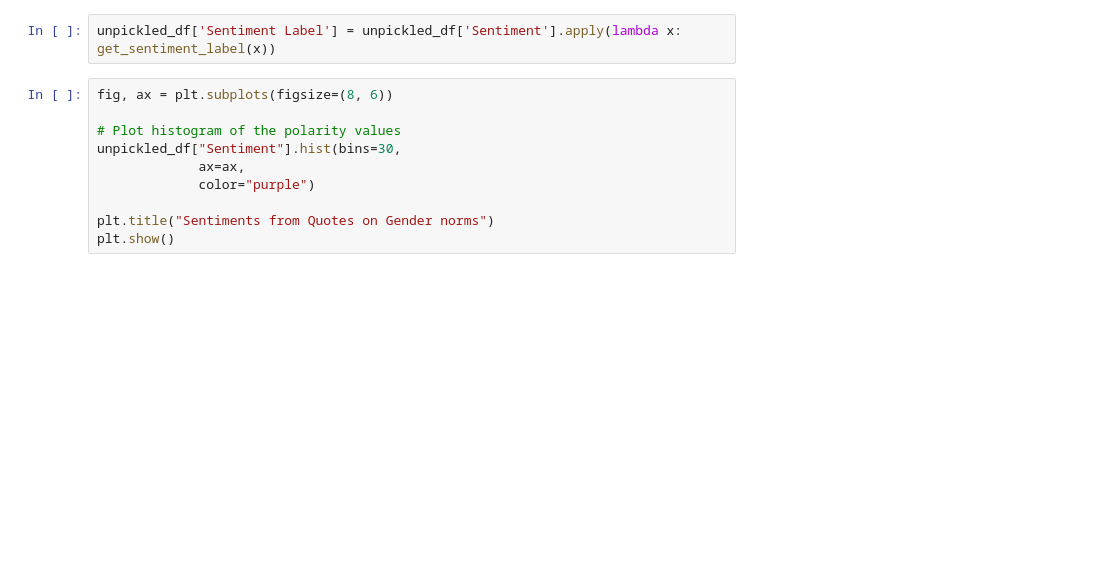
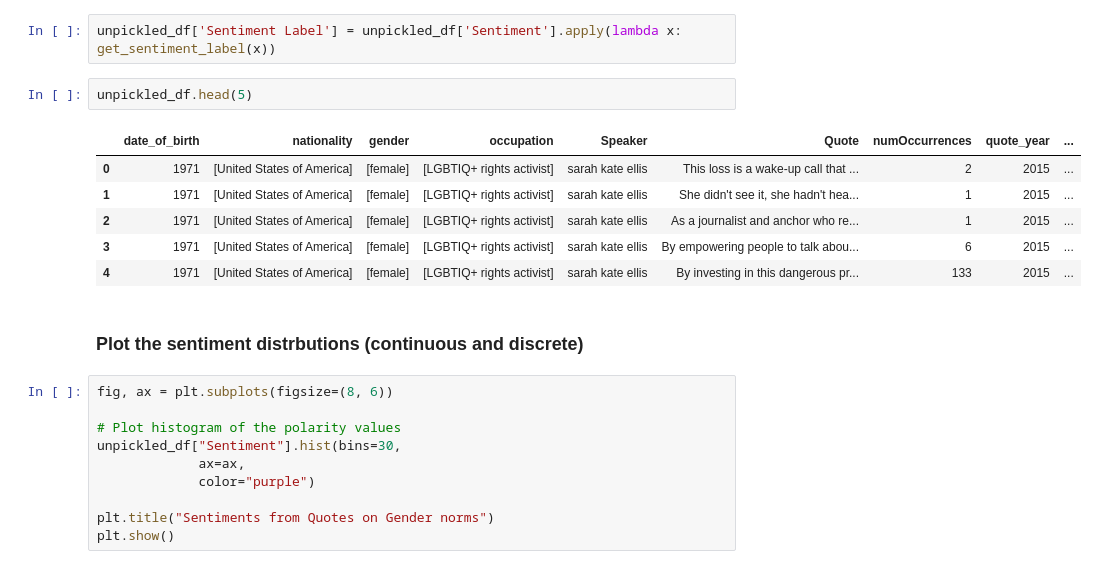
Before and after one commit to epfl-ada/ada-2021-project-fadalbazooka, a Jupyter notebook: SentimentAnalysis.ipynb, the cells around one changed output. Cells and saved outputs as stored; diff of their text form; blank space fills up the shorter version.

```diff
--- a/SentimentAnalysis.ipynb
+++ b/SentimentAnalysis.ipynb
@@ -59,6 +55,17 @@ def get_sentiment_label(num):
     else : return "Neutral"
 # %%
 unpickled_df['Sentiment Label'] = unpickled_df['Sentiment'].apply(lambda x: get_sentiment_label(x))
+# %%
+unpickled_df.head(5)
+# %% [output]
+|  | date_of_birth | nationality | gender | occupation | Speaker | Quote | numOccurrences | quote_year | ... |
+| 0 | 1971 | [United States of America] | [female] | [LGBTIQ+ rights activist] | sarah kate ellis | This loss is a wake-up call that ... | 2 | 2015 | ... |
+| 1 | 1971 | [United States of America] | [female] | [LGBTIQ+ rights activist] | sarah kate ellis | She didn't see it, she hadn't hea... | 1 | 2015 | ... |
+| 2 | 1971 | [United States of America] | [female] | [LGBTIQ+ rights activist] | sarah kate ellis | As a journalist and anchor who re... | 1 | 2015 | ... |
+| 3 | 1971 | [United States of America] | [female] | [LGBTIQ+ rights activist] | sarah kate ellis | By empowering people to talk abou... | 6 | 2015 | ... |
+| 4 | 1971 | [United States of America] | [female] | [LGBTIQ+ rights activist] | sarah kate ellis | By investing in this dangerous pr... | 133 | 2015 | ... |
+# %% [markdown]
+### Plot the sentiment distrbutions (continuous and discrete)
 # %%
 fig, ax = plt.subplots(figsize=(8, 6))
 
```
Also changed, not shown: parts of 11 cells of this notebook.
